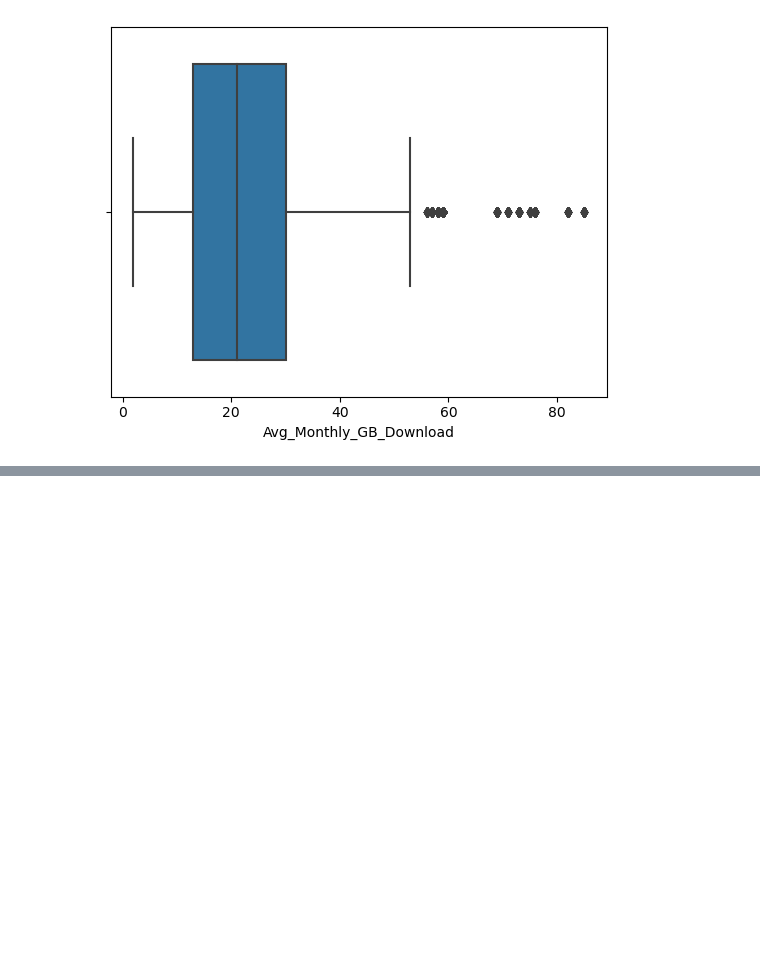
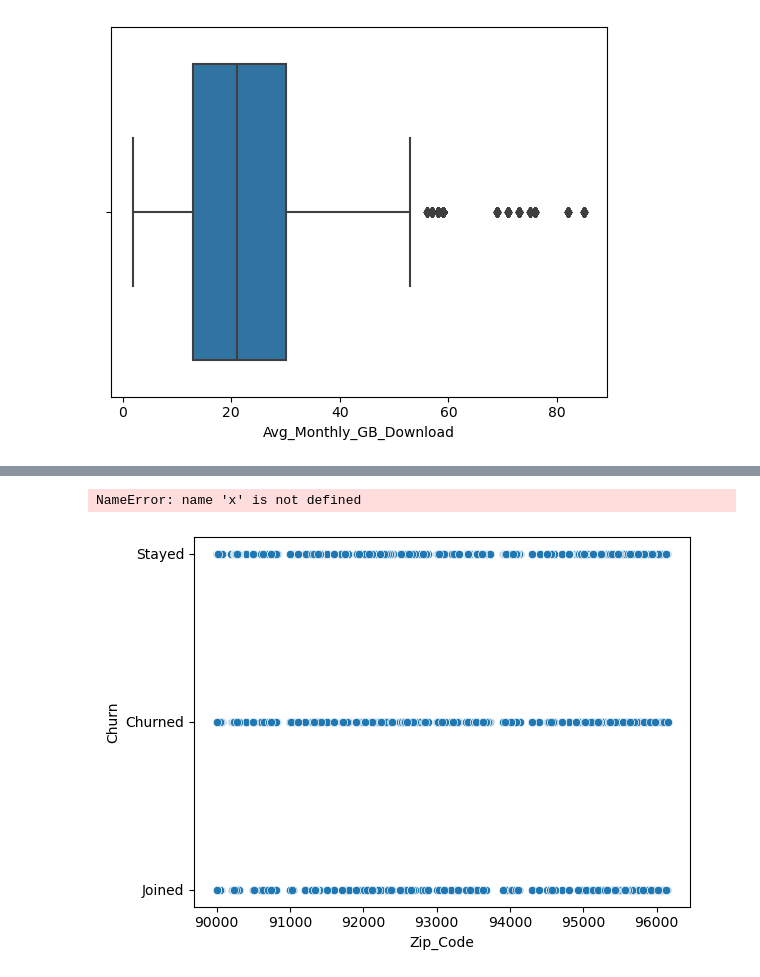
Before and after one commit to surajdatascience/rough, a Jupyter notebook: Assignment .ipynb, the cells around one changed output, grey strips where cells are left out. Saved outputs shown, nothing was run; the diff lists cells and outputs as text; code cells hidden in the pictures; blank space fills up the shorter version.

```diff
--- a/Assignment .ipynb
+++ b/Assignment .ipynb
@@ -178,0 +220,14 @@ sns.boxplot(x = 'Avg_Monthly_GB_Download', data = df);
+# %%
+df.rename(columns= {"Zip Code":'Zip_Code'}, inplace=True)
+# %%
+fig = plt.figure()
+fig = sns.scatterplot(df.Zip_Code,df.Churn)
+plt.xlabel(x,fontsize= 14)
+plt.ylabel(y,fontsize= 14)
+plt.xticks(fontsize=10, rotation=90)
+plt.yticks(fontsize=10)
+plt.title("Relation",fontsize = 16)
+plt.show()
+# %% [output]
+NameError: name 'x' is not defined
+[figure, added]
```
Also changed, not shown: parts of 19 cells of this notebook.
